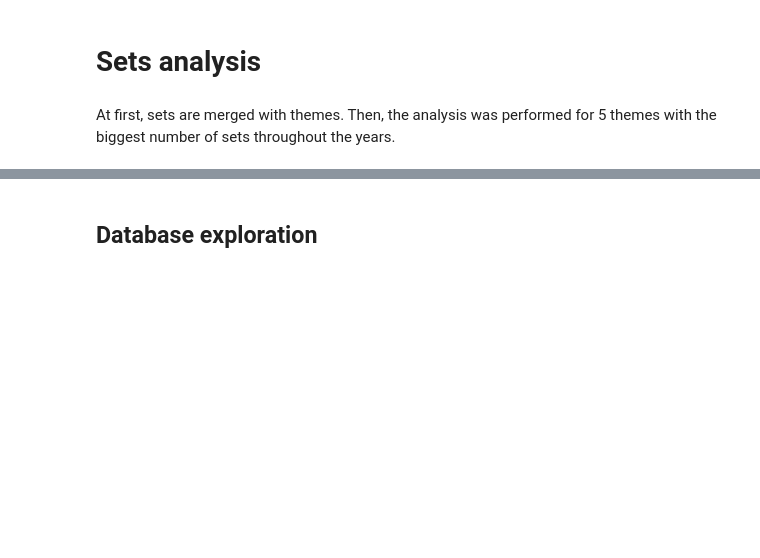
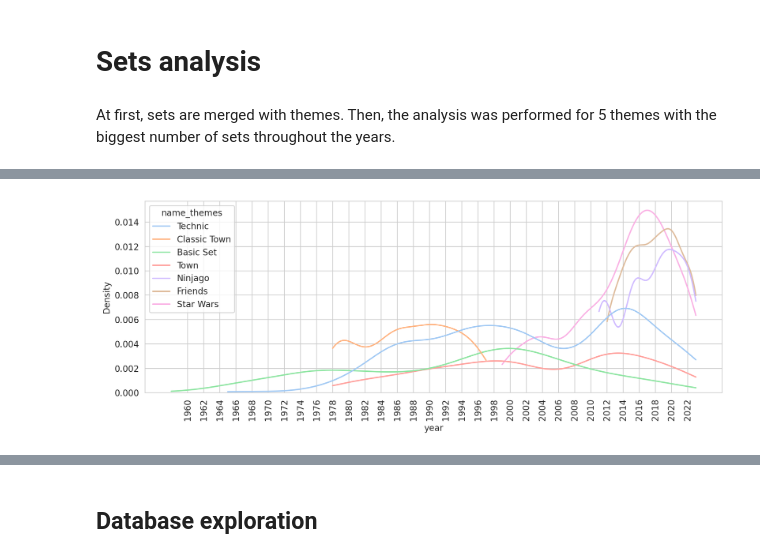
Before and after one commit to mmysior/lego-history, a Jupyter notebook: main-notebook.ipynb, the cells around one changed output, grey strips where cells are left out. Cells and saved outputs as stored; diff of their text form; code cells hidden in the pictures; blank space fills up the shorter version.

```diff
--- a/main-notebook.ipynb
+++ b/main-notebook.ipynb
@@ -100,0 +90,4 @@ plt.show()
+# %%
+for i in included_themes:
+    i_corr = i.replace(" ","_")
+    df_sets.loc[:, i_corr] = df_sets['num_parts'].where(df_sets['name_themes'] == i)
@@ -100,0 +109,10 @@ plt.show()
+# %%
+plt.figure(figsize=(12, 4))
+g = sns.kdeplot(data=df_sets, x='year', hue='name_themes', palette='pastel', cut=0)
+xticks = np.arange(df_sets['year'].min(), 2024, 1)
+xticks = np.arange(1960, 2024, 2)
+g.set_xticks(xticks)
+g.set_xticklabels(xticks, rotation=90)
+plt.show()
+# %% [output]
+[figure, added]
```
Also changed, not shown: parts of 19 cells of this notebook.
